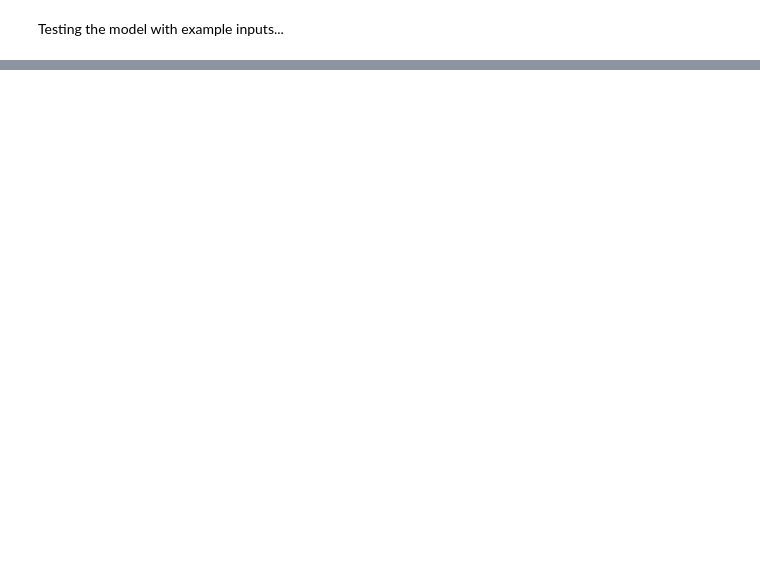
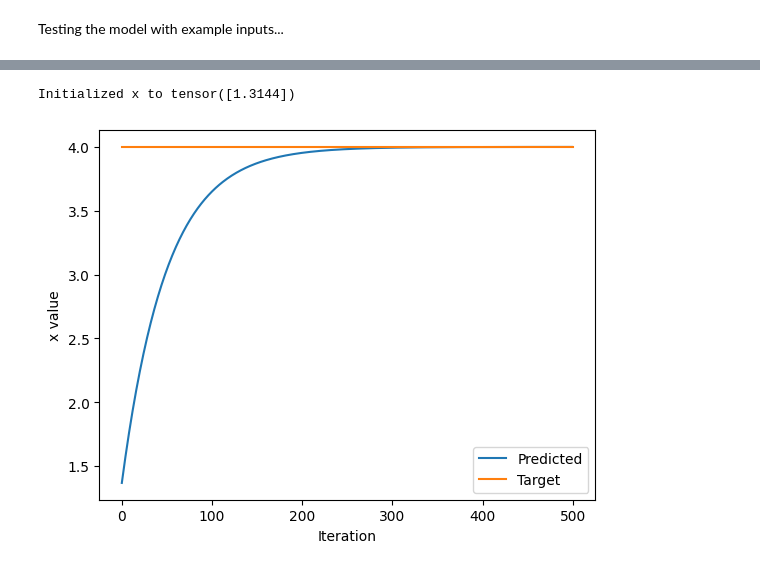
Before and after one commit to ravixteja/learning-dl, a Jupyter notebook: mit-deep-learning-labs/lab-1/PT_intro.ipynb, the cells around one changed output, grey strips where cells are left out. Drawn from its saved outputs; the diff is of its cells as text; code cells hidden in the pictures; blank space fills up the shorter version.

Commit message:
Done with Intro to PyTorch

```diff
--- a/mit-deep-learning-labs/lab-1/PT_intro.ipynb
+++ b/mit-deep-learning-labs/lab-1/PT_intro.ipynb
@@ -280,0 +389,38 @@ Output from the network: tensor([[0.2088, 0.6832, 0.1631]], grad_fn=<SigmoidBack
+# %%
+# Minimising the loss function
+x = torch.randn(1) # randomly initialize the starting point
+print(f"Initialized x to {x}")
+
+lr = 1e-2 # define learning rate
+history = []
+x_f = 4 # target value
+
+# implement the gradient descent algo
+n_iterations = 500 # number of iterations for the GD algorithm
+
+for i in range(n_iterations):
+    x = torch.tensor([x], requires_grad = True)
+
+    # compute loss
+    loss = (x - x_f) ** 2
+
+    # backpropogate
+    loss.backward()
+
+    # update x
+
+    x = x.item() - (lr*x.grad)
+
+    # append into `history` to plot
+    history.append(x.item())
+
+# plot
+plt.plot(history,label = 'Predicted')
+plt.plot([0,500], [x_f,x_f], label = 'Target')
+plt.legend()
+plt.xlabel('Iteration')
+plt.ylabel('x value')
+plt.show()
+# %% [output]
+Initialized x to tensor([1.3144])
+[figure, added]
```
Also changed, not shown: parts of 19 cells of this notebook, 1 other file.
